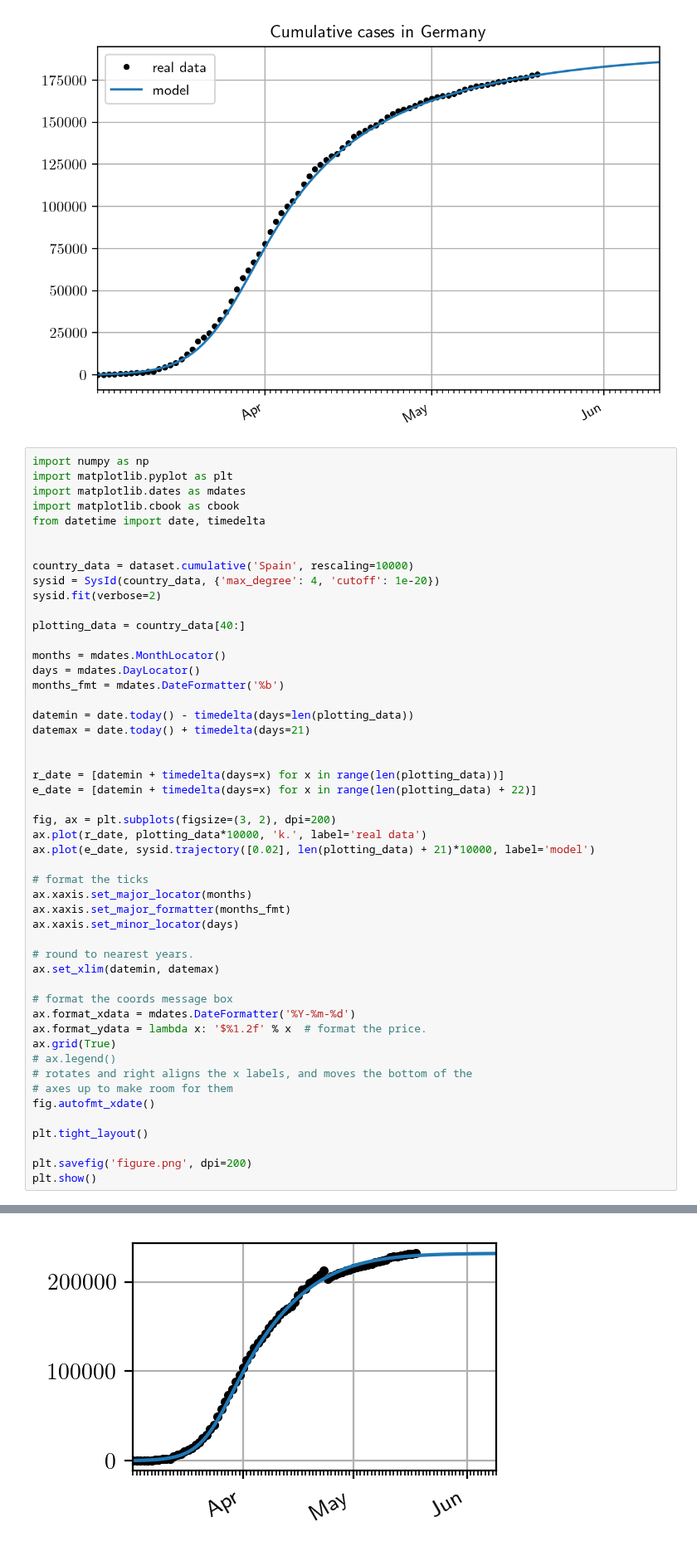
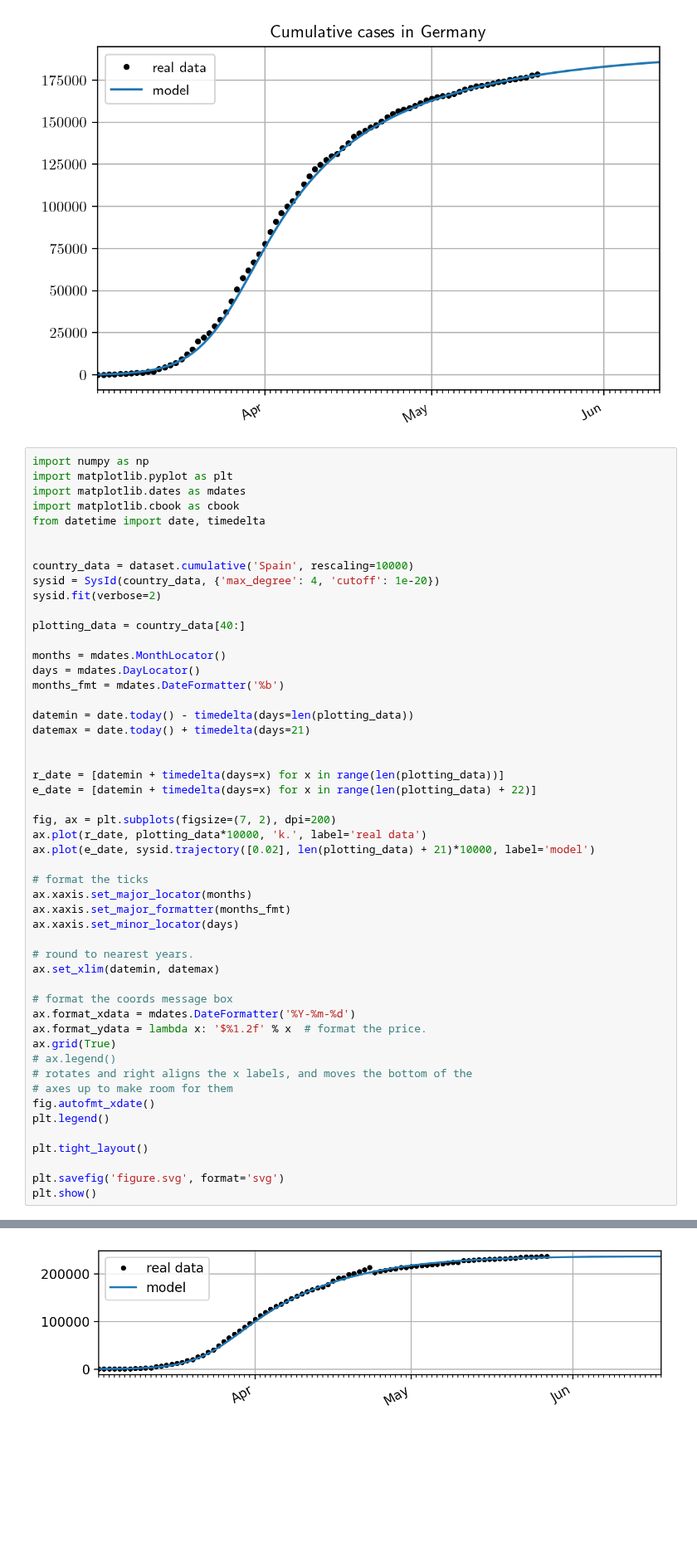
Before and after one commit to Kipre/EUDemographyCleaner, a Jupyter notebook: internship/covid_forecast.ipynb, the cells around one changed output, grey strips where cells are left out. Shown at 83% size. Saved outputs shown, nothing was run; the diff lists cells and outputs as text; blank space fills up the shorter version.

```diff
--- a/internship/covid_forecast.ipynb
+++ b/internship/covid_forecast.ipynb
@@ -532,7 +532,7 @@ datemax = date.today() + timedelta(days=21)
 r_date = [datemin + timedelta(days=x) for x in range(len(plotting_data))]
 e_date = [datemin + timedelta(days=x) for x in range(len(plotting_data) + 22)]
 
-fig, ax = plt.subplots(figsize=(3, 2), dpi=200)
+fig, ax = plt.subplots(figsize=(7, 2), dpi=200)
 ax.plot(r_date, plotting_data*10000, 'k.', label='real data')
 ax.plot(e_date, sysid.trajectory([0.02], len(plotting_data) + 21)*10000, label='model')
 
@@ -552,9 +552,10 @@ ax.grid(True)
 # rotates and right aligns the x labels, and moves the bottom of the
 # axes up to make room for them
 fig.autofmt_xdate()
+plt.legend()
 
 plt.tight_layout()
 
-plt.savefig('figure.png', dpi=200)
+plt.savefig('figure.svg', format='svg')
 plt.show()
 # %% [output]
@@ -562,4 +563,4 @@ $$x_{t+1} = 0.0027155909 + 1.2691749 \times x_t + -0.030259836 \times x_t^2 + 0.
-[figure, old version]
+[figure, new version]
 # %%
 import matplotlib
 matplotlib.rcParams['text.usetex'] = True
```
Also changed, not shown: parts of 1 cell of this notebook, 5 other files.
